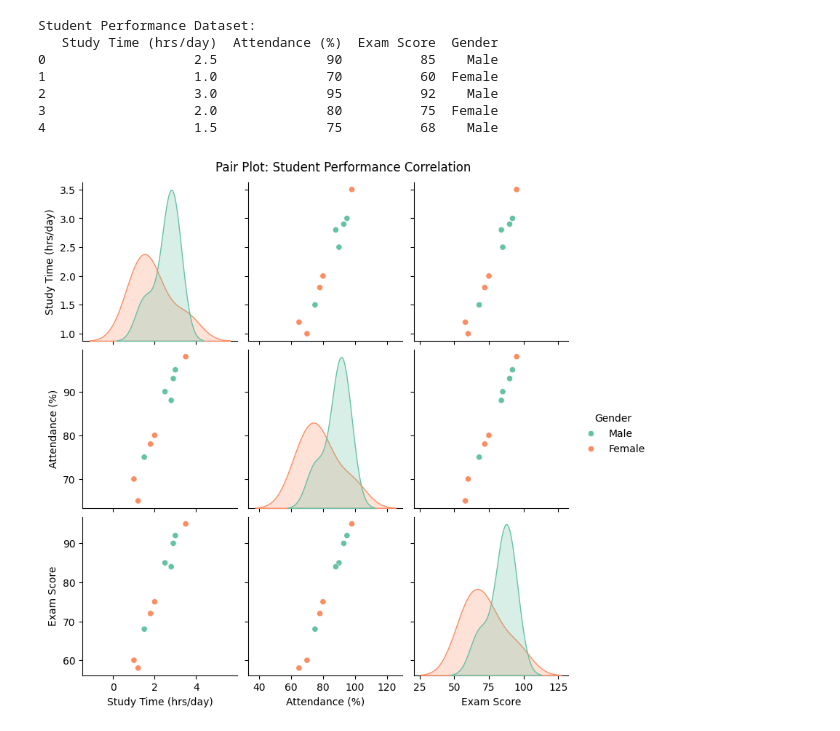
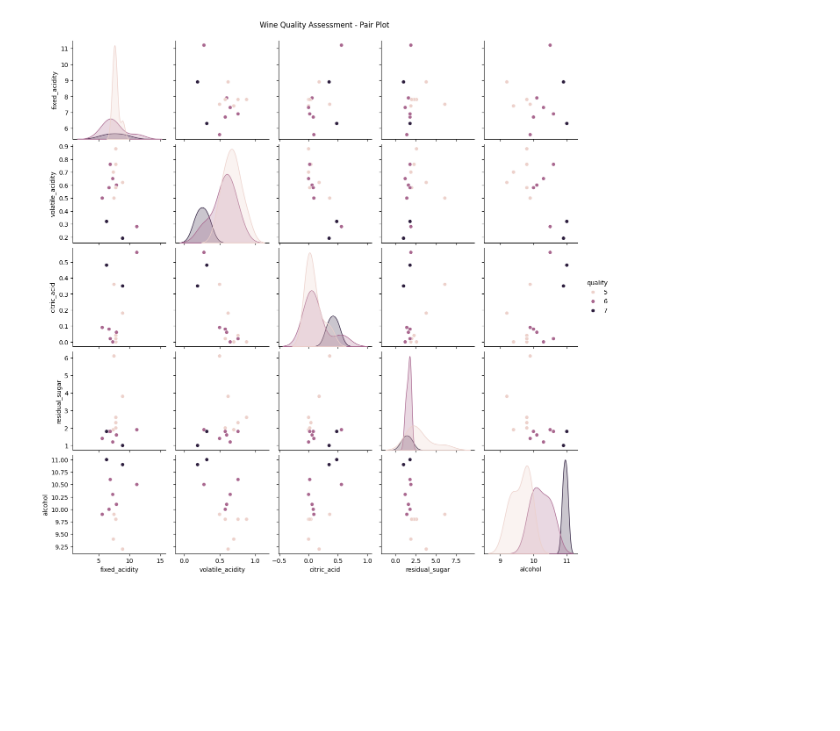
Before and after one commit to NUKALAMOHANSAIGUPTA/2303A51502_B25, a Jupyter notebook: PDS_LAB9.ipynb, the cells around one changed output. Saved outputs shown, nothing was run; the diff lists cells and outputs as text; code cells hidden in the pictures; blank space fills up the shorter version.

```diff
--- a/PDS_LAB9.ipynb
+++ b/PDS_LAB9.ipynb
@@ -48,36 +3,12 @@ Wine Quality Dataset:
-# %%
-# Lab 9 - Scenario 5: Student Performance Visualization
-# Author: Group Members (23CS201SE4 02)
-# Course: Python for Data Science
-
-import pandas as pd
-import seaborn as sns
-import matplotlib.pyplot as plt
-
-# Create dataset
-data = {
-    'Study Time (hrs/day)': [2.5, 1.0, 3.0, 2.0, 1.5, 3.5, 2.8, 1.2, 2.9, 1.8],
-    'Attendance (%)': [90, 70, 95, 80, 75, 98, 88, 65, 93, 78],
-    'Exam Score': [85, 60, 92, 75, 68, 95, 84, 58, 90, 72],
-    'Gender': ['Male', 'Female', 'Male', 'Female', 'Male', 'Female', 'Male', 'Female', 'Male', 'Female']
-}
-
-df = pd.DataFrame(data)
-
-# Display dataset
-print("Student Performance Dataset:")
-print(df.head())
-
-# Pair plot visualization
-sns.pairplot(df, hue='Gender', palette='Set2', diag_kind='kde')
-plt.suptitle("Pair Plot: Student Performance Correlation", y=1.02)
-plt.show()
-# %% [output]
-Student Performance Dataset:
-   Study Time (hrs/day)  Attendance (%)  Exam Score  Gender
-0                   2.5              90          85    Male
-1                   1.0              70          60  Female
-2                   3.0              95          92    Male
-3                   2.0              80          75  Female
-4                   1.5              75          68    Male
-[figure, removed]
+# %%
+import pandas as pd
+import seaborn as sns
+import matplotlib.pyplot as plt
+
+df = pd.read_csv("/content/wine_quality.csv")
+
+sns.pairplot(df, vars=["fixed_acidity", "volatile_acidity", "citric_acid", "residual_sugar", "alcohol"], hue="quality")
+plt.suptitle("Wine Quality Assessment - Pair Plot", y=1.02)
+plt.show()
+# %% [output]
+[figure, added]
```
Also changed, not shown: parts of 2 cells of this notebook.
